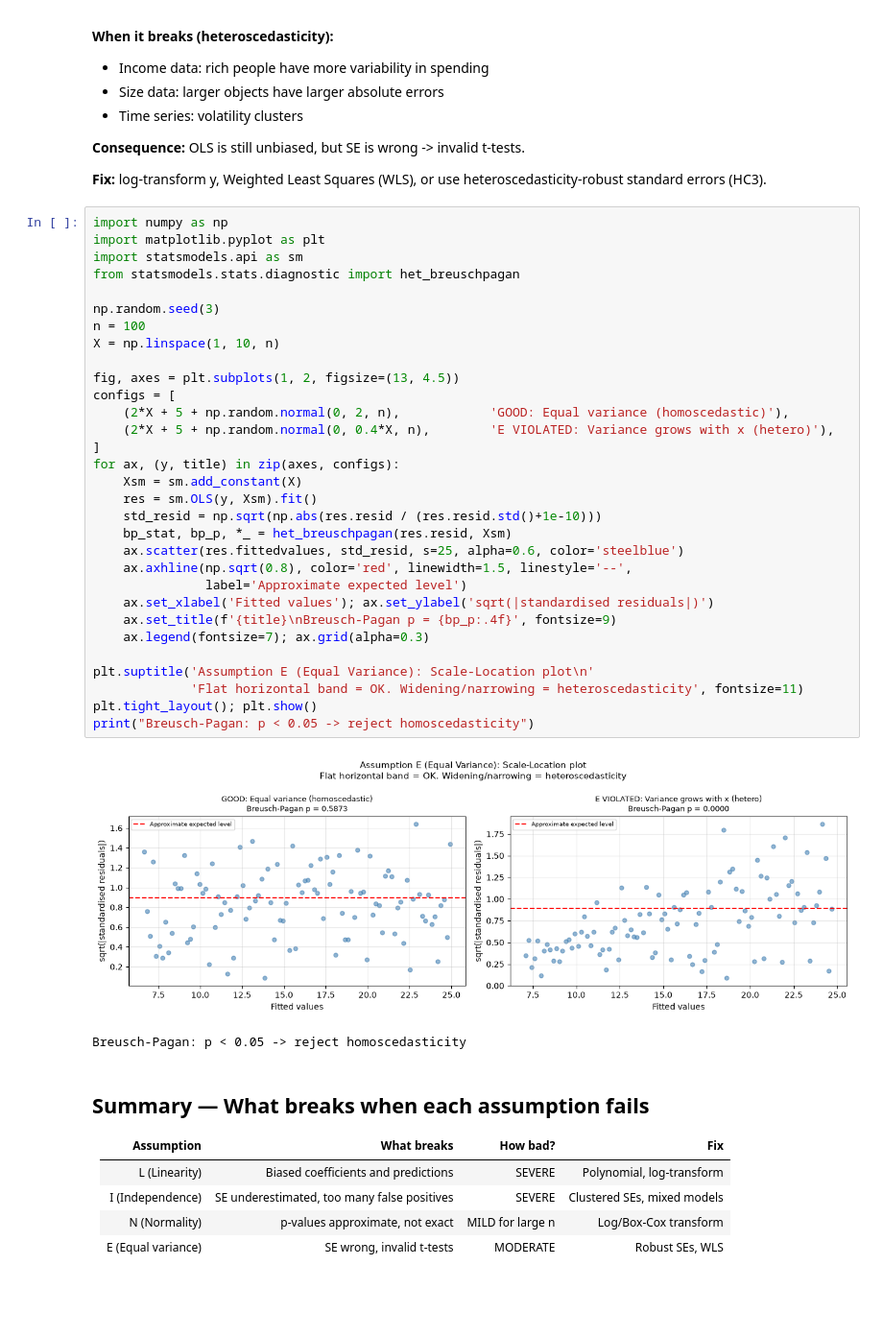
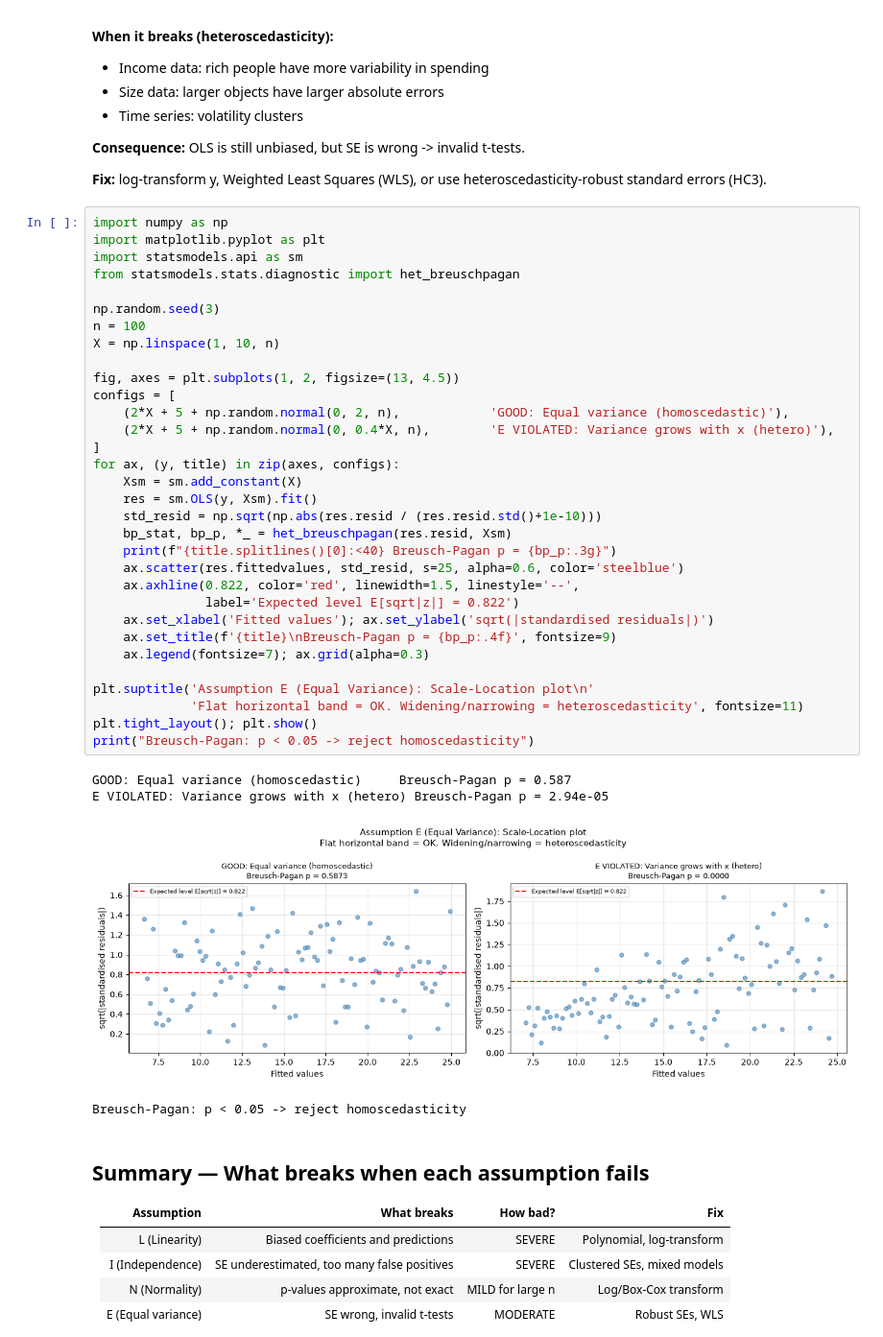
Before and after one commit to Ramu-DE/ML-LinerRegression, a Jupyter notebook: notebooks/NB06_OLS_Assumptions.ipynb, the cells around one changed output. Shown at 96% size. Saved outputs shown, nothing was run; the diff lists cells and outputs as text; blank space fills up the shorter version.

```diff
--- a/notebooks/NB06_OLS_Assumptions.ipynb
+++ b/notebooks/NB06_OLS_Assumptions.ipynb
@@ -237,37 +250,40 @@ Shapiro-Wilk: p < 0.05 -> reject normality
 # %%
 import numpy as np
 import matplotlib.pyplot as plt
 import statsmodels.api as sm
 from statsmodels.stats.diagnostic import het_breuschpagan
 
 np.random.seed(3)
 n = 100
 X = np.linspace(1, 10, n)
 
 fig, axes = plt.subplots(1, 2, figsize=(13, 4.5))
 configs = [
     (2*X + 5 + np.random.normal(0, 2, n),            'GOOD: Equal variance (homoscedastic)'),
     (2*X + 5 + np.random.normal(0, 0.4*X, n),        'E VIOLATED: Variance grows with x (hetero)'),
 ]
 for ax, (y, title) in zip(axes, configs):
     Xsm = sm.add_constant(X)
     res = sm.OLS(y, Xsm).fit()
     std_resid = np.sqrt(np.abs(res.resid / (res.resid.std()+1e-10)))
     bp_stat, bp_p, *_ = het_breuschpagan(res.resid, Xsm)
+    print(f"{title.splitlines()[0]:<40} Breusch-Pagan p = {bp_p:.3g}")
     ax.scatter(res.fittedvalues, std_resid, s=25, alpha=0.6, color='steelblue')
-    ax.axhline(np.sqrt(0.8), color='red', linewidth=1.5, linestyle='--',
-               label='Approximate expected level')
+    ax.axhline(0.822, color='red', linewidth=1.5, linestyle='--',
+               label='Expected level E[sqrt|z|] = 0.822')
     ax.set_xlabel('Fitted values'); ax.set_ylabel('sqrt(|standardised residuals|)')
     ax.set_title(f'{title}\nBreusch-Pagan p = {bp_p:.4f}', fontsize=9)
     ax.legend(fontsize=7); ax.grid(alpha=0.3)
 
 plt.suptitle('Assumption E (Equal Variance): Scale-Location plot\n'
              'Flat horizontal band = OK. Widening/narrowing = heteroscedasticity', fontsize=11)
 plt.tight_layout(); plt.show()
 print("Breusch-Pagan: p < 0.05 -> reject homoscedasticity")
 # %% [output]
+GOOD: Equal variance (homoscedastic)     Breusch-Pagan p = 0.587
+E VIOLATED: Variance grows with x (hetero) Breusch-Pagan p = 2.94e-05
-[figure, old version]
+[figure, new version]
-Breusch-Pagan: p < 0.05 -> reject homoscedasticity
+Breusch-Pagan: p < 0.05 -> reject homoscedasticity
 # %% [markdown]
 ## Summary — What breaks when each assumption fails
 
```
Also changed, not shown: parts of 3 cells of this notebook, 18 other files.
